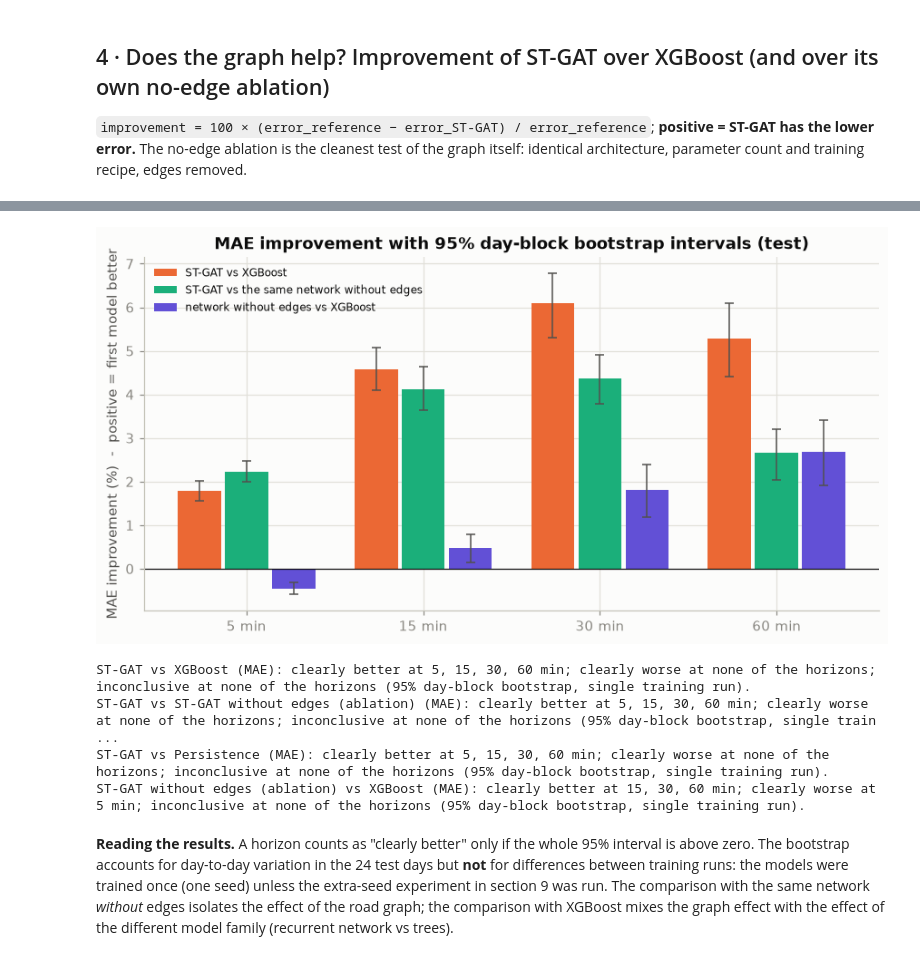
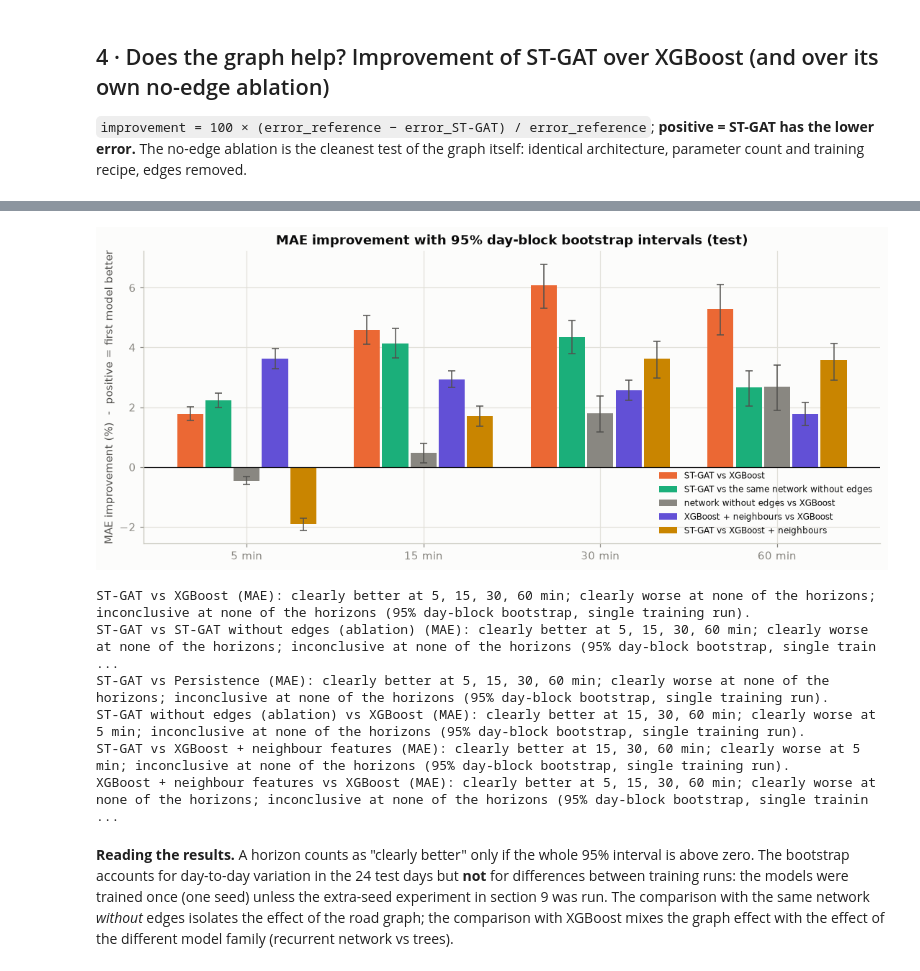
Before and after one commit to agrawalshreyansh/T005_MLDL_Project, a Jupyter notebook: notebooks/07_model_evaluation.ipynb, the cells around one changed output, grey strips where cells are left out. Saved outputs shown, nothing was run; the diff lists cells and outputs as text; code cells hidden in the pictures.

```diff
--- a/notebooks/07_model_evaluation.ipynb
+++ b/notebooks/07_model_evaluation.ipynb
@@ -51,7 +51,7 @@ if config.IS_SMOKE:
 # %% [markdown]
 ## 1 · Load and align the predictions
 # %%
-CANDIDATES = ["persistence", "rolling_mean", "seasonal_avg", "xgboost", "gat_nograph", "gat", "dcrnn"]
+CANDIDATES = ["persistence", "rolling_mean", "seasonal_avg", "xgboost", "xgboost_spatial", "gat_nograph", "gat", "dcrnn"]
 preds, y, ymask, origins, horizons, missing_models = ev.load_aligned(CANDIDATES, "test", ctx.speed, ctx.mask)
 MODELS = [m for m in CANDIDATES if m in preds]
 
@@ -191,6 +193,10 @@ if {"persistence", "gat"} <= set(MODELS):
     comparisons["gat_vs_persistence"] = ("persistence", "gat")
 if {"xgboost", "gat_nograph"} <= set(MODELS):
     comparisons["nograph_vs_xgboost"] = ("xgboost", "gat_nograph")
+if {"xgboost_spatial", "gat"} <= set(MODELS):
+    comparisons["gat_vs_xgboost_spatial"] = ("xgboost_spatial", "gat")
+if {"xgboost_spatial", "xgboost"} <= set(MODELS):
+    comparisons["spatial_vs_xgboost"] = ("xgboost", "xgboost_spatial")
 imp = {}
 for name, (ref, cand) in comparisons.items():
     for metric in ("MAE", "RMSE"):
@@ -234,23 +256,24 @@ for name, (ref, cand) in comparisons.items():
 # %%
 if comparisons:
-    fig, ax = plt.subplots(figsize=(9.5, 4.6))
-    names = [n for n in ("gat_vs_xgboost", "gat_vs_nograph", "nograph_vs_xgboost") if n in comparisons]
-    colors = {"gat_vs_xgboost": "#eb6834", "gat_vs_nograph": "#1baf7a", "nograph_vs_xgboost": "#6250d6"}
-    text = {"gat_vs_xgboost": "ST-GAT vs XGBoost", "gat_vs_nograph": "ST-GAT vs the same network without edges", "nograph_vs_xgboost": "network without edges vs XGBoost"}
+    fig, ax = plt.subplots(figsize=(12, 4.8))
+    names = [n for n in ("gat_vs_xgboost", "gat_vs_nograph", "nograph_vs_xgboost", "spatial_vs_xgboost", "gat_vs_xgboost_spatial") if n in comparisons]
+    colors = {"gat_vs_xgboost": "#eb6834", "gat_vs_nograph": "#1baf7a", "nograph_vs_xgboost": "#898781", "spatial_vs_xgboost": "#6250d6", "gat_vs_xgboost_spatial": "#c98500"}
+    text = {"gat_vs_xgboost": "ST-GAT vs XGBoost", "gat_vs_nograph": "ST-GAT vs the same network without edges", "nograph_vs_xgboost": "network without edges vs XGBoost",
+            "spatial_vs_xgboost": "XGBoost + neighbours vs XGBoost", "gat_vs_xgboost_spatial": "ST-GAT vs XGBoost + neighbours"}
     w = 0.8 / len(names)
     x = np.arange(len(HZ))
     for k, n in enumerate(names):
         d = imp[(n, "MAE")]
         ax.bar(x + (k - (len(names) - 1) / 2) * w, d["improvement_%"], width=w * 0.92, color=colors[n], label=text[n],
                yerr=[d["improvement_%"] - d["95% CI low"], d["95% CI high"] - d["improvement_%"]], error_kw=dict(ecolor=viz.INK_2, lw=1, capsize=3))
     ax.axhline(0, color=viz.INK, lw=0.8)
     ax.set_xticks(x, [f"{h * 5} min" for h in HZ]); ax.set_ylabel("MAE improvement (%)  -  positive = first model better")
     ax.set_title("MAE improvement with 95% day-block bootstrap intervals (test)"); ax.legend(fontsize=8)
     viz.save_figure(fig, "07_improvement_over_xgboost"); plt.show()
 else:
     print("ST-GAT / XGBoost predictions missing: improvement analysis skipped")
 # %% [output]
-[figure, old version]
+[figure, new version]
 # %%
 # Machine-generated verdict (no hand-typed numbers)
 verdict_lines = []
@@ -268,6 +291,8 @@ ST-GAT vs XGBoost (MAE): clearly better at 5, 15, 30, 60 min; clearly worse at n
 ST-GAT vs ST-GAT without edges (ablation) (MAE): clearly better at 5, 15, 30, 60 min; clearly worse at none of the horizons; inconclusive at none of the horizons (95% day-block bootstrap, single train ...
 ST-GAT vs Persistence (MAE): clearly better at 5, 15, 30, 60 min; clearly worse at none of the horizons; inconclusive at none of the horizons (95% day-block bootstrap, single training run).
 ST-GAT without edges (ablation) vs XGBoost (MAE): clearly better at 15, 30, 60 min; clearly worse at 5 min; inconclusive at none of the horizons (95% day-block bootstrap, single training run).
+ST-GAT vs XGBoost + neighbour features (MAE): clearly better at 15, 30, 60 min; clearly worse at 5 min; inconclusive at none of the horizons (95% day-block bootstrap, single training run).
+XGBoost + neighbour features vs XGBoost (MAE): clearly better at 5, 15, 30, 60 min; clearly worse at none of the horizons; inconclusive at none of the horizons (95% day-block bootstrap, single trainin ...
 # %% [markdown]
 **Reading the results.** A horizon counts as "clearly better" only if the whole 95% interval is above zero. The bootstrap accounts for day-to-day variation in the 24
 test days but **not** for differences between training runs: the models were trained once (one seed) unless the extra-seed experiment in section 9 was run.
```
Also changed, not shown: parts of 15 cells of this notebook, 17 other files.
